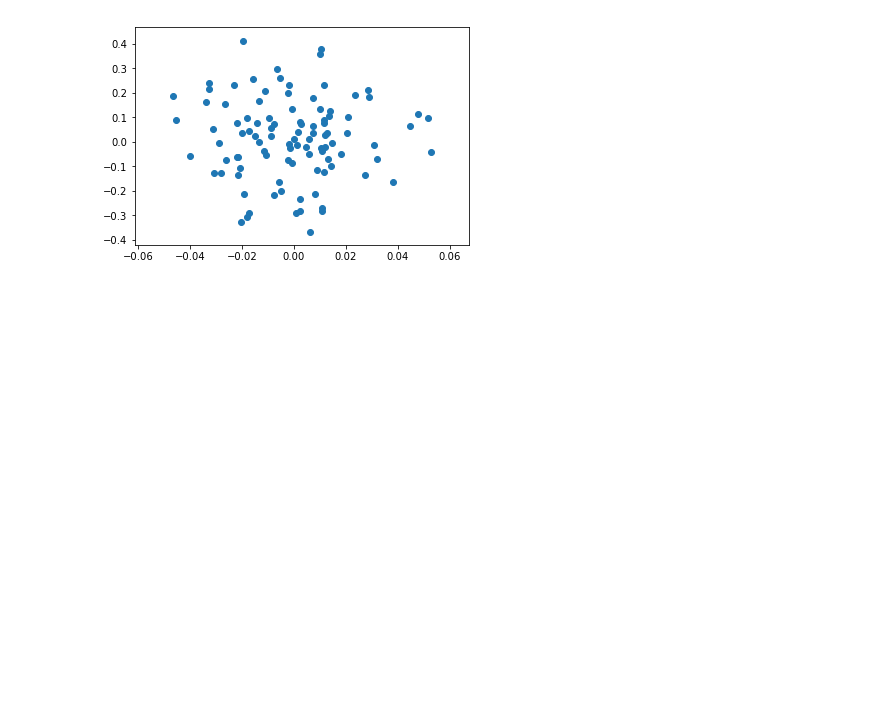
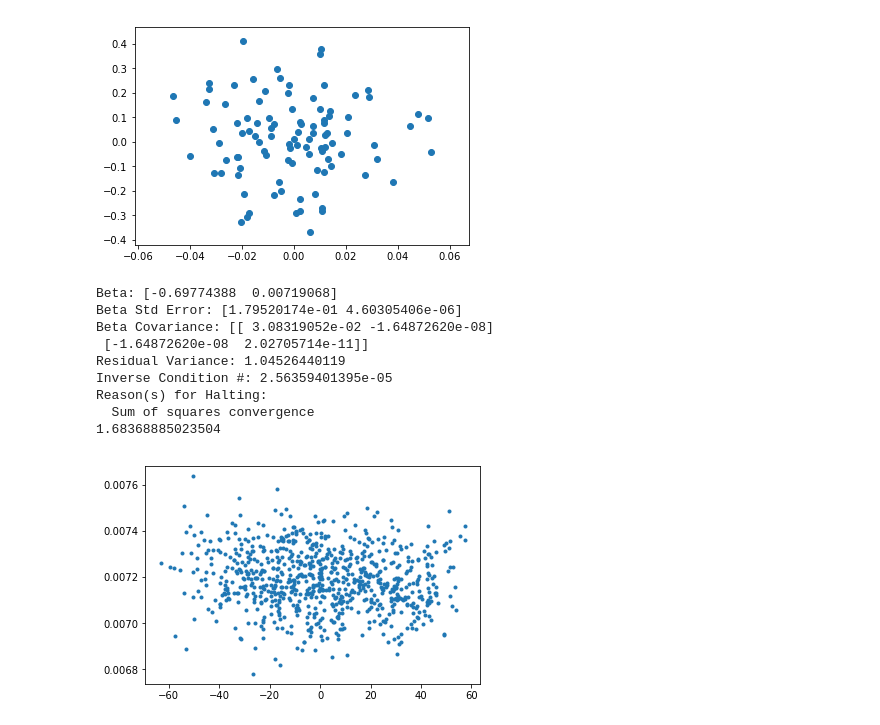
Before and after one commit to BoiseStatePlanetary/Kepler-76b, a Jupyter notebook: code/testing_correlations.ipynb, the cells around one changed output. Drawn from its saved outputs; the diff is of its cells as text; code cells hidden in the pictures; blank space fills up the shorter version.

Commit message:
Confirming that I can retrieve correlations, even if they are buried under noise

```diff
--- a/code/testing_correlations.ipynb
+++ b/code/testing_correlations.ipynb
@@ -106,3 +107,59 @@ print(np.abs(out.beta[0])/out.sd_beta[0])
 (0.16252313234156504, 0.1573999831985831)
 0.34340699648540335
 [figure]
+# %%
+# 2019 Jun 19 - Let's first check whether you can produce a positive slope for uncorrelated variables.
+
+# Define a function to fit the data with.
+def lin_func(p, x):
+    m, c = p
+    return m*x + c
+
+slope, intercept = [-1., 0.]
+
+num_points = 800
+
+scale = 40e-6
+max_p = 0.0855
+min_p = 0.084
+p = 0.5*(max_p + min_p)
+p_unc = 0.5*(0.0855 - 0.084)
+transit_depth = p**2
+noise_y = 2*transit_depth*p_unc/p
+noise_x = 10e-6
+
+x = np.linspace(-scale, scale, num_points)
+y = transit_depth + np.polyval([slope, intercept], x)
+
+noisy_x = x + noise_x*normal(size=len(x))
+noisy_y = y + noise_y*normal(size=len(y))
+
+# Create a model for fitting.
+lin_model = Model(lin_func)
+
+plt.plot(noisy_x*1e6, noisy_y, marker='.', ls='')
+
+# Create a RealData object using our initiated data from above.
+data = RealData(noisy_x, noisy_y, sx=noise_x, sy=noise_y)
+
+# Set up ODR with the model and data.
+odr = ODR(data, lin_model, beta0=[0., 0.])
+
+# Run the regression.
+out = odr.run()
+
+# Use the in-built pprint method to give us results.
+out.pprint()
+
+print((out.beta[0] - slope)/out.sd_beta[0])
+# %% [output]
+Beta: [-0.69774388  0.00719068]
+Beta Std Error: [1.79520174e-01 4.60305406e-06]
+Beta Covariance: [[ 3.08319052e-02 -1.64872620e-08]
+ [-1.64872620e-08  2.02705714e-11]]
+Residual Variance: 1.04526440119
+Inverse Condition #: 2.56359401395e-05
+Reason(s) for Halting:
+  Sum of squares convergence
+1.68368885023504
+[figure, added]
```
Also changed, not shown: parts of 1 cell of this notebook.
